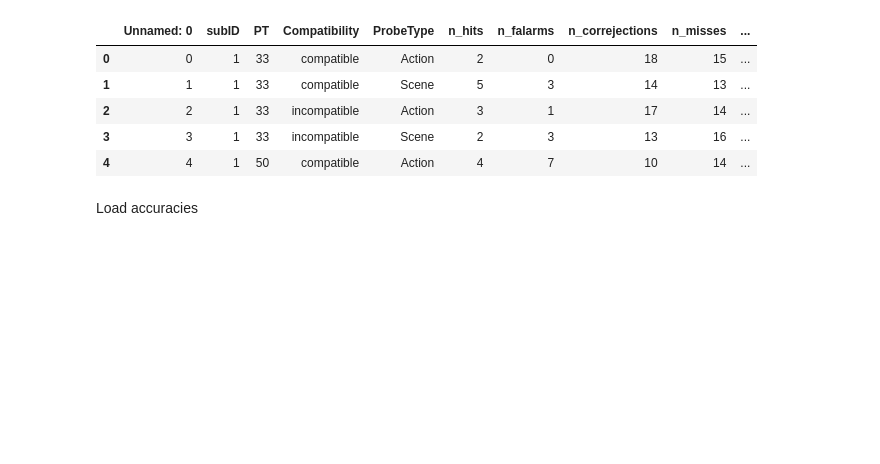
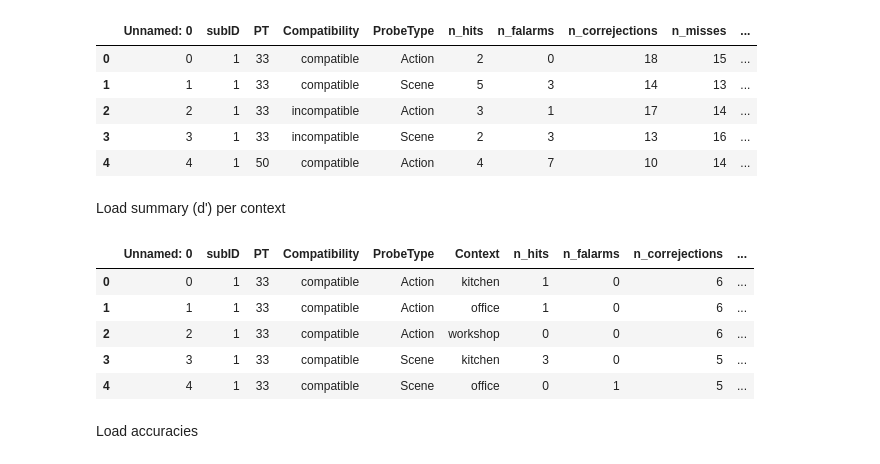
Before and after one commit to CogNeuroUR/Brief-AC, a Jupyter notebook: analysis/data_visualization.ipynb, the cells around one changed output. Cells and saved outputs as stored; diff of their text form; code cells hidden in the pictures; blank space fills up the shorter version.

Commit message:
added per-context performance, cleaned

```diff
--- a/analysis/data_visualization.ipynb
+++ b/analysis/data_visualization.ipynb
@@ -45,6 +48,19 @@ df_summary.head()
 | 2 | 2 | 1 | 33 | incompatible | Action | 3 | 1 | 17 | 14 | ... |
 | 3 | 3 | 1 | 33 | incompatible | Scene | 2 | 3 | 13 | 16 | ... |
 | 4 | 4 | 1 | 50 | compatible | Action | 4 | 7 | 10 | 14 | ... |
+# %% [markdown]
+Load summary (d') per context
+# %%
+path_summary_ctxt = Path('data/summary_data-ctxt_cleaned-rt.csv')
+df_summary_ctxt = pd.read_csv(path_summary_ctxt)
+df_summary_ctxt.head()
+# %% [output]
+|  | Unnamed: 0 | subID | PT | Compatibility | ProbeType | Context | n_hits | n_falarms | n_correjections | ... |
+| 0 | 0 | 1 | 33 | compatible | Action | kitchen | 1 | 0 | 6 | ... |
+| 1 | 1 | 1 | 33 | compatible | Action | office | 1 | 0 | 6 | ... |
+| 2 | 2 | 1 | 33 | compatible | Action | workshop | 0 | 0 | 6 | ... |
+| 3 | 3 | 1 | 33 | compatible | Scene | kitchen | 3 | 0 | 5 | ... |
+| 4 | 4 | 1 | 33 | compatible | Scene | office | 0 | 1 | 5 | ... |
 # %% [markdown]
 Load accuracies
 # %%
```
Also changed, not shown: parts of 32 cells of this notebook.
